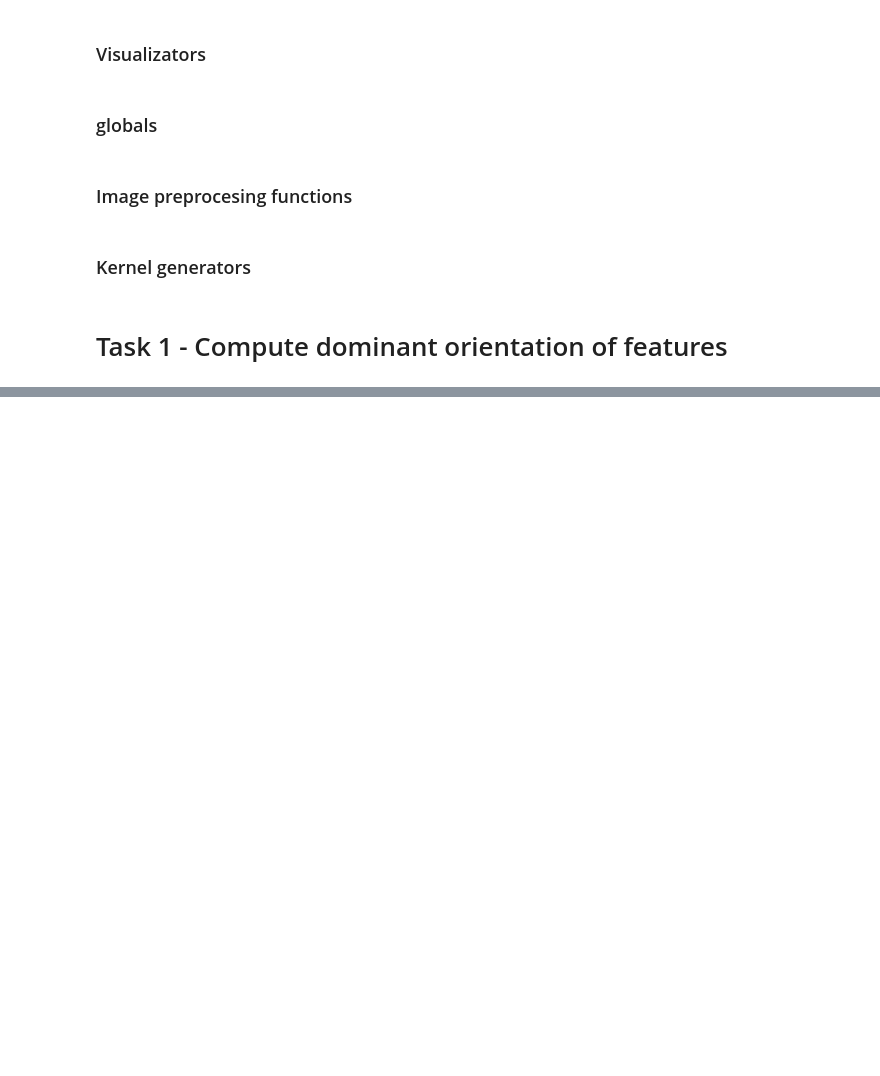
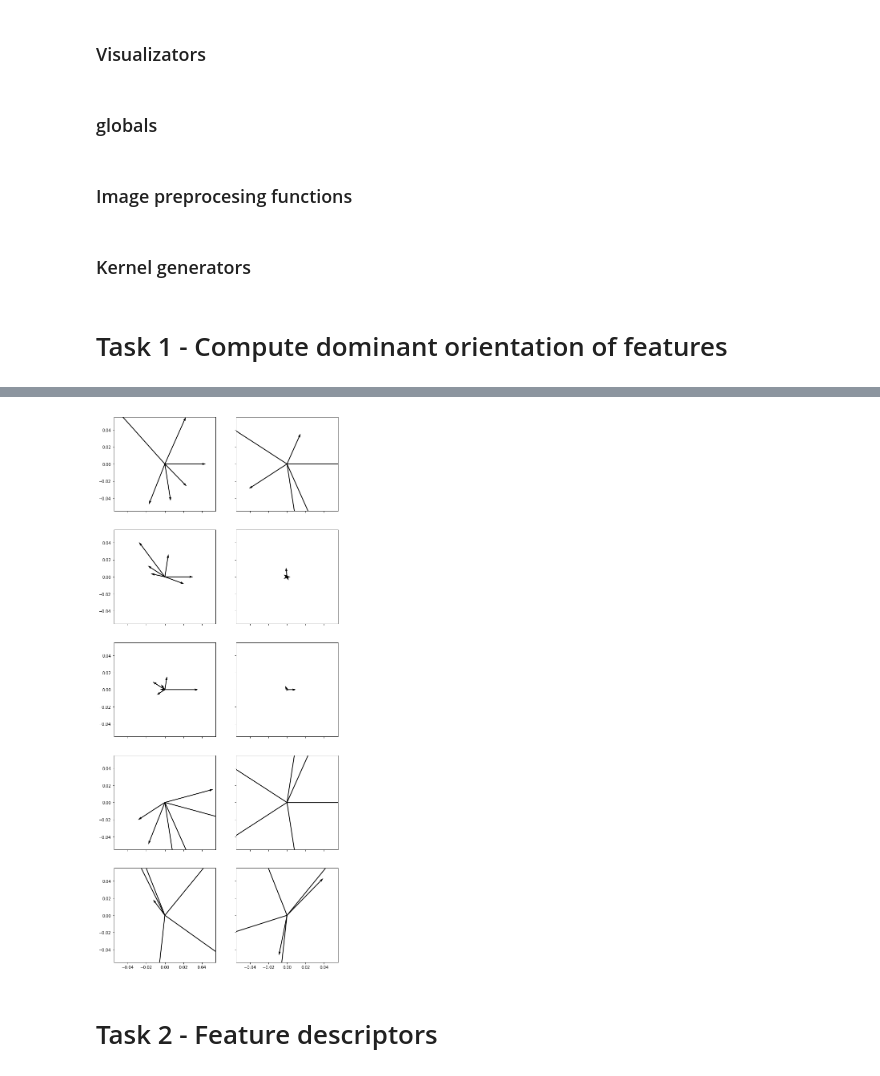
Before and after one commit to jdzejdzej/ComputerVision, a Jupyter notebook: lab_5/lab5.ipynb, the cells around one changed output, grey strips where cells are left out. Drawn from its saved outputs; the diff is of its cells as text; code cells hidden in the pictures; blank space fills up the shorter version.

```diff
--- a/lab_5/lab5.ipynb
+++ b/lab_5/lab5.ipynb
@@ -18,16 +23,11 @@ def pol2cart(rho, phi):
     y = rho * np.sin(phi)
     return x, y
 
-def plot_quiver(hist, bins, scale=1, n=None):
+def plot_quiver(ax, hist, bins, scale=1, n=None):
     if n is None:
         n = len(hist)
     x, y = pol2cart(hist, bins)
-    fig = plt.figure()
-    ax = fig.add_subplot(111)
     ax.quiver(np.zeros(n), np.zeros(n), x[:n], y[:n], units='xy', scale=scale)
-    plt.axis('equal')
-    plt.xticks(range(-5,6))
-    plt.yticks(range(-5,6))
 # %% [markdown]
 ### globals
 # %%
@@ -38,14 +38,3 @@ BIN_SIZE = 360/BIN_N
 DOMINANT_ANGLE_PEAK_TRESHOLD = 0.9
 # %% [markdown]
 ### Image preprocesing functions
-# %%
-def rgb2y(img):
-    return img.dot(np.array([ 0.2989,  0.5866,  0.1145]))
-
-def normalize(img):
-    return img / img.max()
-
-def extract_patch(img, pos, angle=0, scale=1, R=PATCH_R):
-    x, y = int(pos[0]), int(pos[1])
-    sl = (slice(y-R, y+R+1), slice(x-R, x+R+1))
-    return img[sl]
@@ -54,14 +80,12 @@ def extract_patch(img, pos, angle=0, scale=1, R=PATCH_R):
 # %%
 def kernel_gen(sigma, R):
     def kernel(data):
-        data -= R
+        data = data - R
         dist = (data**2).sum(axis=1)
         return np.exp(-(dist)/(2 * (sigma**2)))
     return kernel
 
-def img_gen(function, target_shape=None):
-    if target_shape is None:
-        target_shape = source_image.shape
+def img_gen(function, target_shape):
     cx, cy = np.meshgrid(np.arange(target_shape[0]), np.arange(target_shape[1]))
     coords = np.stack((cx,cy), axis=2).reshape((-1,2), order='F')
     pts = function(np.fliplr(coords))
@@ -135,0 +143,15 @@ for hist, bins in r:
+# %%
+r1 = compute_features_dominant_orientation(notre_dame, [(x, y, 1.5) for x, y in notre_dame_f])
+r2 = compute_features_dominant_orientation(notre_dame2, [(x, y, 1.5) for x, y in notre_dame2_f])
+# %%
+n = 5
+fig = figure(figsize=(10, 25))
+ax = fig.subplots(n, 2, sharex='col', sharey='row')
+for i, ((h1, b1), (h2, b2))  in enumerate(zip(r1[:n], r2[:n])):
+    plot_quiver(ax[i, 0], h1, b1, scale=10, n=6)
+    plot_quiver(ax[i, 1], h2, b2, scale=10, n=6)
+# plt.axis('equal')
+# %% [output]
+[figure, added]
+# %% [markdown]
+# Task 2 - Feature descriptors
```
Also changed, not shown: parts of 19 cells of this notebook.
